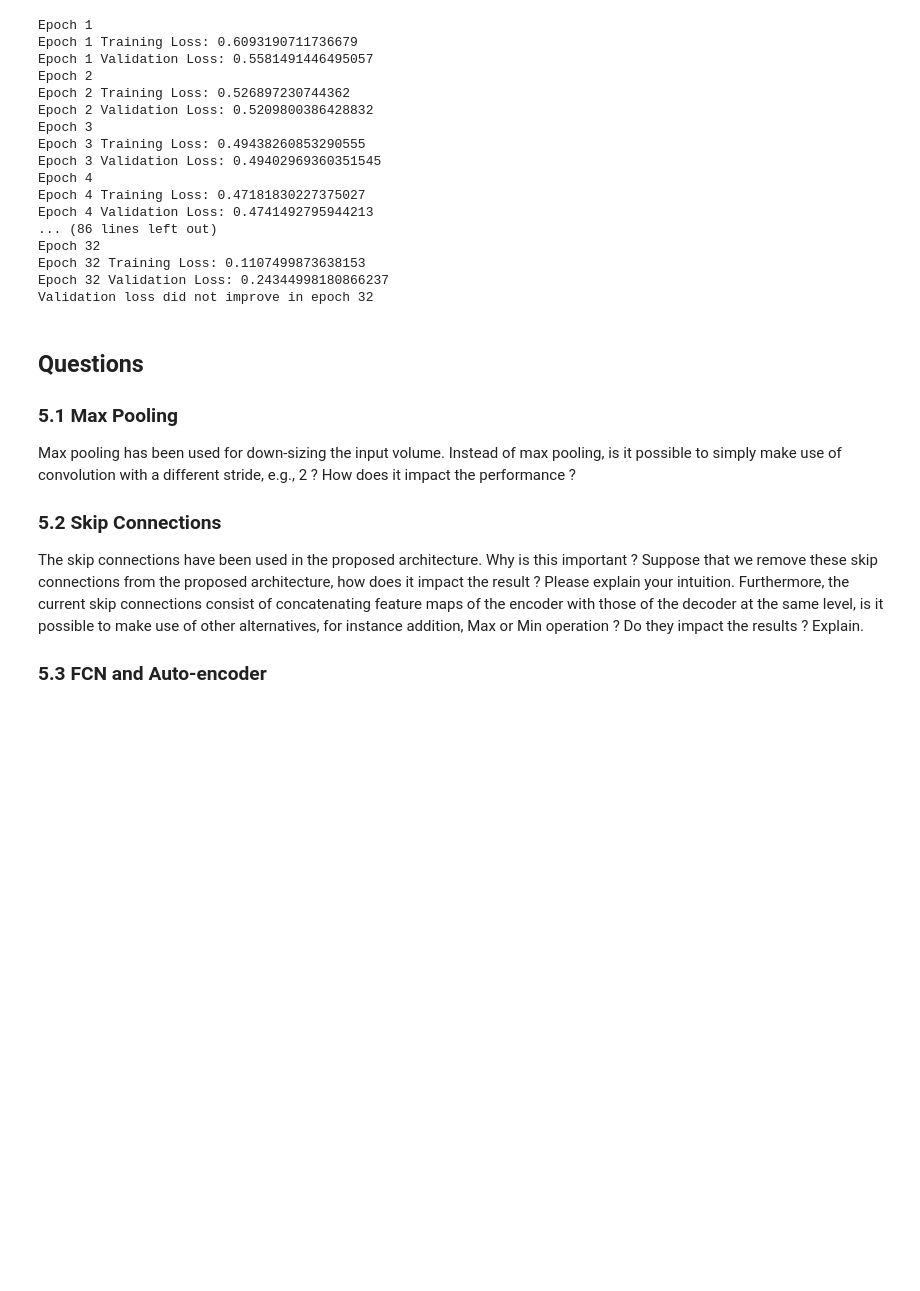
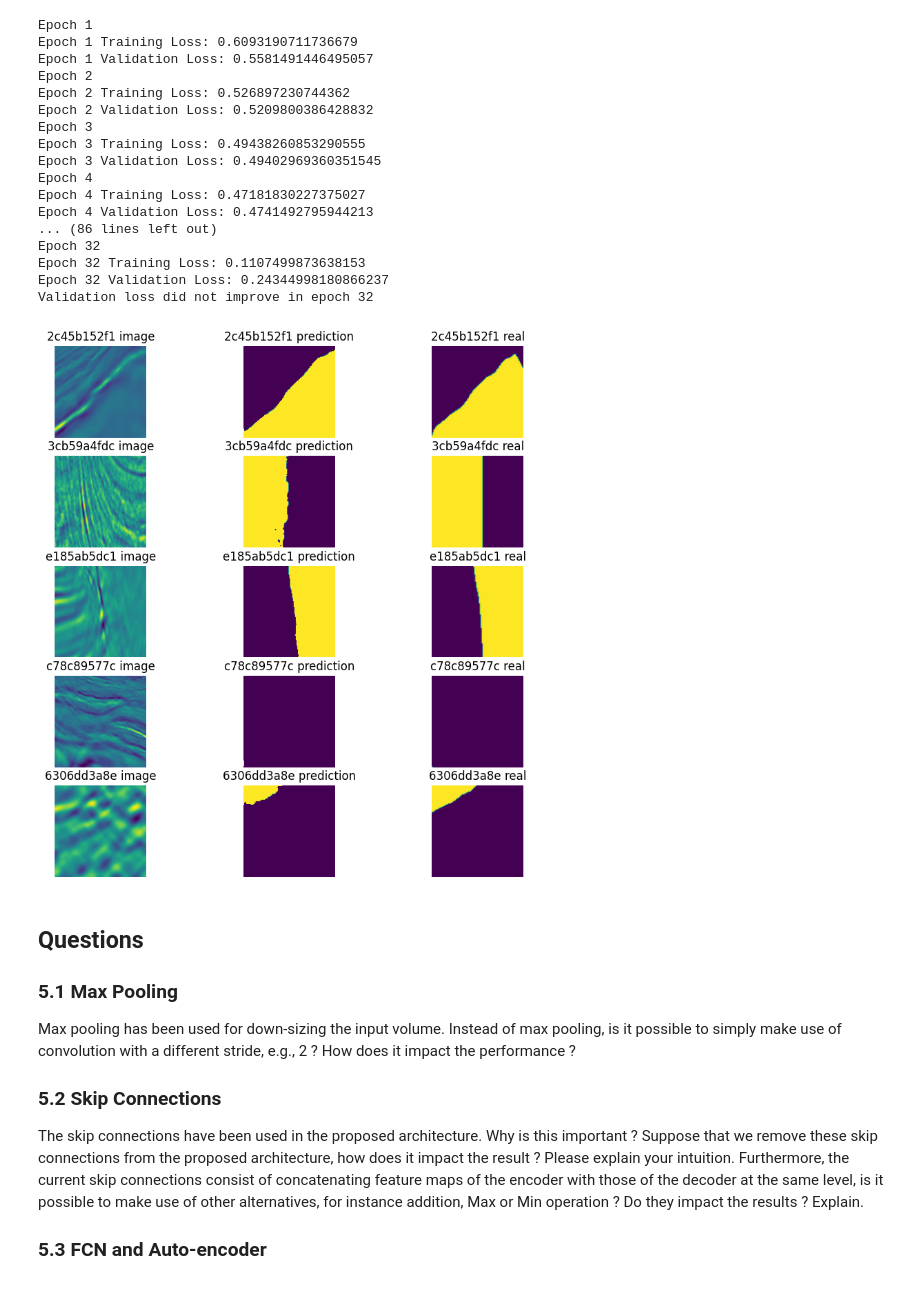
Before and after one commit to Jangberry/unet-salt, a Jupyter notebook: notebook.ipynb, the cells around one changed output. Saved outputs shown, nothing was run; the diff lists cells and outputs as text; code cells hidden in the pictures; blank space fills up the shorter version.

Commit message:
feat: prediction function

```diff
--- a/notebook.ipynb
+++ b/notebook.ipynb
@@ -520,4 +520,6 @@ def predict(model, ids):
         outputs = model(inputs)
         outputs = outputs.cpu().numpy()
         outputs = np.squeeze(outputs, axis=1)
+
+        outputs = (outputs > 0.5).astype(np.uint8)
         return outputs
@@ -530,3 +526,35 @@ model.eval()
+# %%
+# load from model.pth
+model = UNet().to('cuda')
+model.load_state_dict(torch.load('model.pth'))
+
+
+predictions = predict(model, dataset_ids[:5])
+
+
+fig, axes = plt.subplots(5, 3, figsize=(10, 10))
+
+for i, ax in enumerate(axes):
+    entry_id = dataset_ids[i]
+    image_path = path.join(TRAIN_IMAGES_PATH, entry_id + IMAGE_EXT)
+    mask_path = path.join(TRAIN_MASK_IMAGES_PATH, entry_id + IMAGE_EXT)
+    img = load_image(entry_id, 'images')
+    mask = load_image(entry_id, 'masks')
+    pred = predictions[i]
+    ax[0].imshow(img)
+    ax[1].imshow(pred)
+    ax[2].imshow(mask)
+    ax[0].axis('off')
+    ax[1].axis('off')
+    ax[2].axis('off')
+    ax[0].set_title(entry_id + ' image')
+    ax[1].set_title(entry_id + ' prediction')
+    ax[2].set_title(entry_id + ' real')
+
+
+plt.show()
+# %% [output]
+[figure, added]
 # %% [markdown]
 ## Questions
 
```
Also changed, not shown: parts of 1 cell of this notebook.
